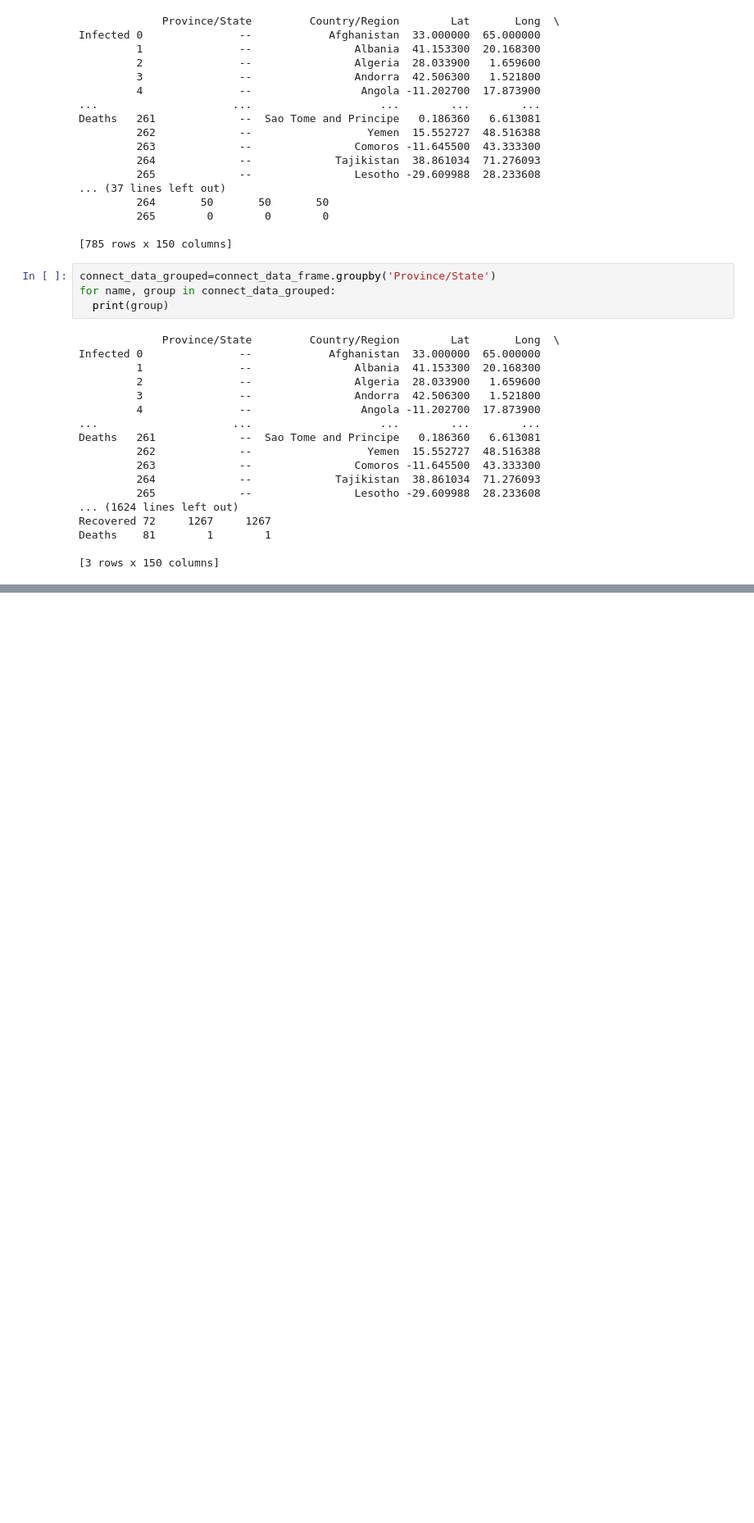
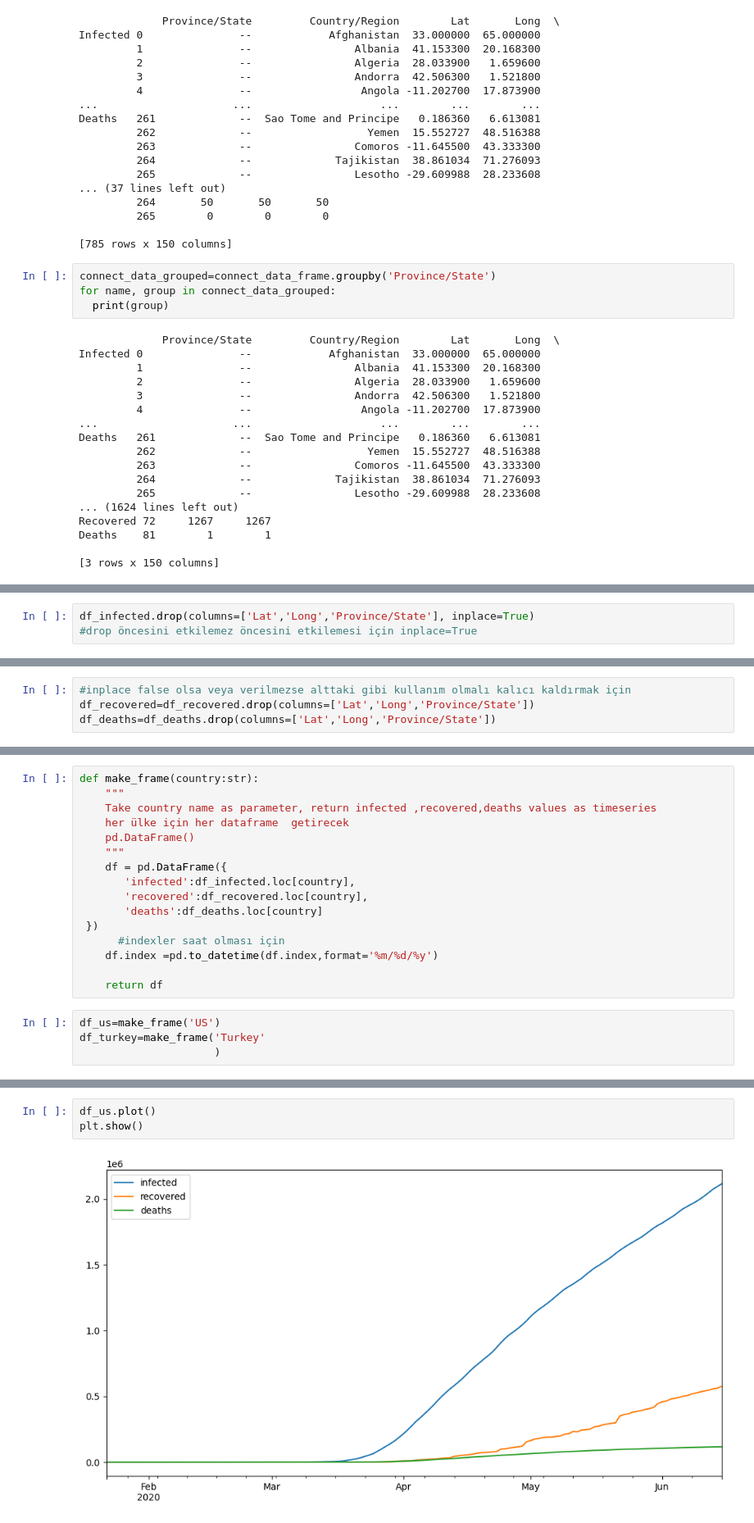
Before and after one commit to iremcakcak5/data-science, a Jupyter notebook: homework2.ipynb, the cells around one changed output, grey strips where cells are left out. Shown at 82% size. Cells and saved outputs as stored; diff of their text form; blank space fills up the shorter version.

```diff
--- a/homework2.ipynb
+++ b/homework2.ipynb
@@ -348,0 +490,3 @@ Deaths    81        1        1
+# %%
+df_infected.drop(columns=['Lat','Long','Province/State'], inplace=True)
+#drop öncesini etkilemez öncesini etkilemesi için inplace=True
@@ -348,0 +504,4 @@ Deaths    81        1        1
+# %%
+#inplace false olsa veya verilmezse alttaki gibi kullanım olmalı kalıcı kaldırmak için
+df_recovered=df_recovered.drop(columns=['Lat','Long','Province/State'])
+df_deaths=df_deaths.drop(columns=['Lat','Long','Province/State'])
@@ -348,0 +519,20 @@ Deaths    81        1        1
+# %%
+def make_frame(country:str):
+    """
+    Take country name as parameter, return infected ,recovered,deaths values as timeseries
+    her ülke için her dataframe  getirecek
+    pd.DataFrame()
+    """
+    df = pd.DataFrame({
+       'infected':df_infected.loc[country],
+       'recovered':df_recovered.loc[country],
+       'deaths':df_deaths.loc[country]
+ })
+      #indexler saat olması için
+    df.index =pd.to_datetime(df.index,format='%m/%d/%y')
+
+    return df
+# %%
+df_us=make_frame('US')
+df_turkey=make_frame('Turkey'
+                     )
@@ -348,0 +571,5 @@ Deaths    81        1        1
+# %%
+df_us.plot()
+plt.show()
+# %% [output]
+[figure, added]
```
Also changed, not shown: parts of 52 cells of this notebook, 3 other files.
